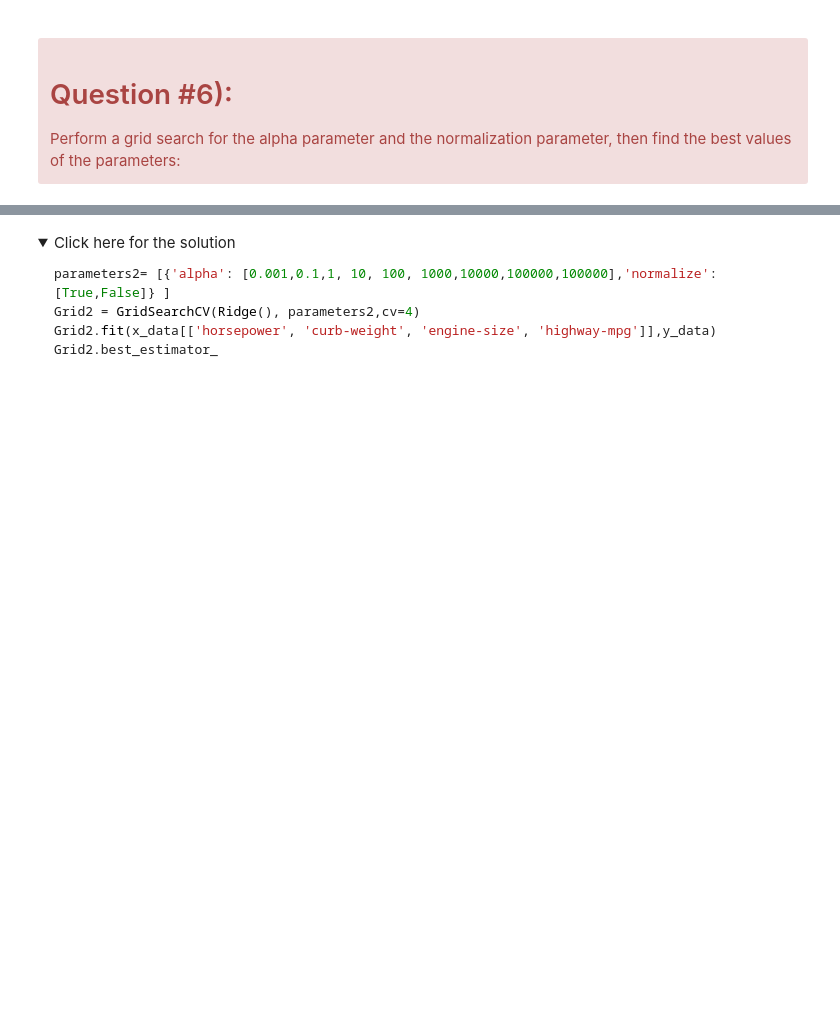
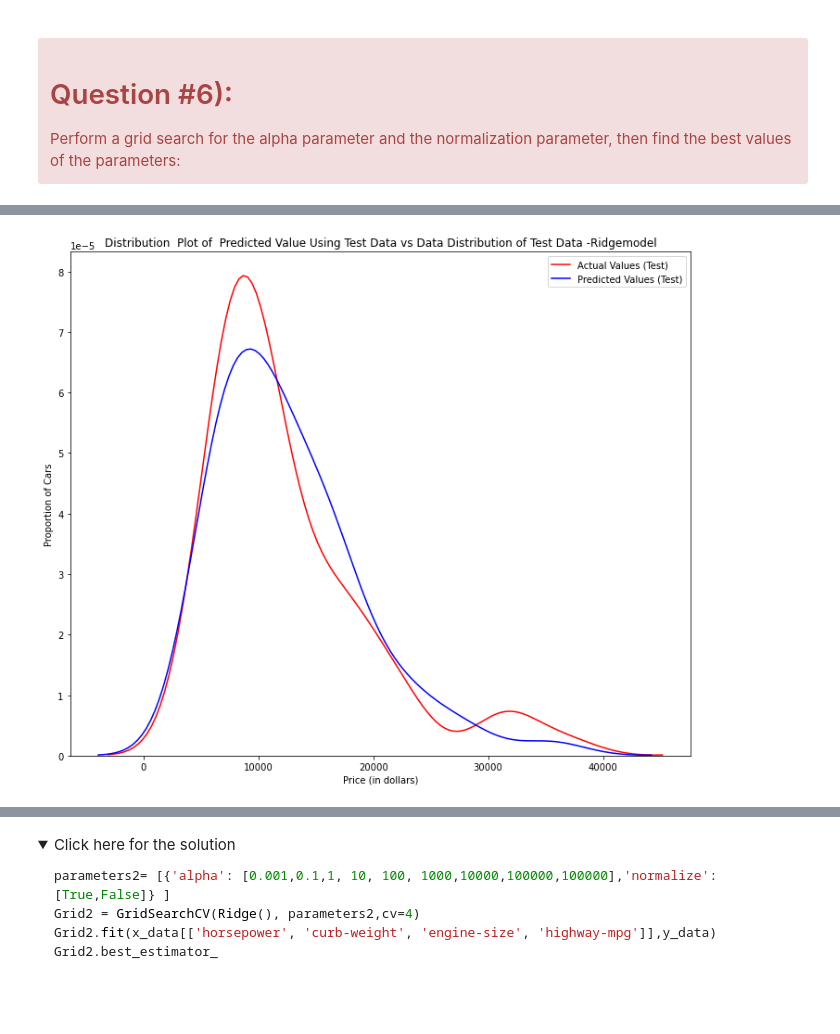
Before and after one commit to NatrayanM/DataAnalyst, a Jupyter notebook: Data-Analysis/week-5/model-evaluation-and-refinement.ipynb, the cells around one changed output, grey strips where cells are left out. Cells and saved outputs as stored; diff of their text form; code cells hidden in the pictures; folded sections open; blank space fills up the shorter version.

```diff
--- a/Data-Analysis/week-5/model-evaluation-and-refinement.ipynb
+++ b/Data-Analysis/week-5/model-evaluation-and-refinement.ipynb
@@ -842,0 +827,99 @@ Deprecated in NumPy 1.20; for more details and guidance: https://numpy.org/devdo
+# %%
+# Write your code below and press Shift+Enter to execute
+from sklearn.linear_model import Ridge
+from sklearn.model_selection import GridSearchCV
+from sklearn.model_selection import train_test_split
+from sklearn.preprocessing import PolynomialFeatures
+from sklearn.preprocessing import StandardScaler
+from sklearn.linear_model import LinearRegression
+from sklearn.pipeline import Pipeline
+import matplotlib.pyplot as plt
+%matplotlib inline
+import seaborn as sns
+import pandas as pd
+import numpy as np
+
+# Import clean data
+path = 'https://cf-courses-data.s3.us.cloud-object-storage.appdomain.cloud/IBMDeveloperSkillsNetwork-DA0101EN-SkillsNetwork/labs/Data%20files/module_5_auto.csv'
+df = pd.read_csv(path)
+
+df=df._get_numeric_data()
+df.head()
+x_data=df.drop('price',axis=1)
+y_data = df['price']
+
+x_train, x_test, y_train, y_test = train_test_split(x_data, y_data, test_size=0.30, random_state=1)
+lr = LinearRegression()
+
+##find the order of polynomial
+
+Rsqu_test=[]
+order=[1,2,3,4,5,6,7,8,9,10]
+for n in order:
+ pr=PolynomialFeatures(degree=n)
+ x_train_pr = pr.fit_transform(x_train[['horsepower', 'curb-weight', 'engine-size' , 'highway-mpg']])
+ x_test_pr = pr.fit_transform(x_test[['horsepower', 'curb-weight', 'engine-size' , 'highway-mpg']])
+ lr.fit(x_train_pr,y_train)
+ Rsqu_test.append(lr.score(x_test_pr,y_test))
+print("R-squared values are", Rsqu_test)
+
+
+
+
+## find alpha
+parameters2= [{'alpha': [0.001,0.1,1, 10, 100, 1000, 10000, 100000, 100000], 'normalize':[True,False]}]
+parameters2
+RR=Ridge()
+RR
+Grid2 = GridSearchCV(RR, parameters2,cv=4, iid=None)
+Grid2.fit(x_data[['horsepower', 'curb-weight', 'engine-size', 'highway-mpg']], y_data)
+#Grid2.fit(x_train_pr, y_train)
+BestRR=Grid2.best_estimator_
+print("Best estimator is", BestRR)
+scores=Grid2.cv_results_
+print("params are:")
+print(scores['params'])
+print("mean_test_score:")
+print(scores['mean_test_score'])
+print("mean_train_score:")
+print(scores['mean_train_score'])
+
+
+
+#### Use the free parameter identified [alpha] and make prediction and plot
+
+pr = PolynomialFeatures(degree=2)
+x_train_pr = pr.fit_transform(x_train[['horsepower', 'curb-weight', 'engine-size' , 'highway-mpg']])
+x_test_pr = pr.fit_transform(x_test[['horsepower', 'curb-weight', 'engine-size' , 'highway-mpg']])
+RidgeModel1 = Ridge(alpha=0.1,normalize=True)
+RidgeModel1.fit(x_train_pr, y_train)
+Yhat_test=RidgeModel1.predict(x_test_pr)
+print(Yhat_test)
+Title='Distribution  Plot of  Predicted Value Using Test Data vs Data Distribution of Test Data -Ridgemodel'
+DistributionPlot(y_test,Yhat_test,"Actual Values (Test)","Predicted Values (Test)",Title)
+
+print("2nd plot")
+
+
+#x_train_pr = pr.fit_transform(x_train[['horsepower', 'curb-weight', 'engine-size' , 'highway-mpg']])
+#x_test_pr = pr.fit_transform(x_test[['horsepower', 'curb-weight', 'engine-size' , 'highway-mpg']])
+lr.fit(x_train_pr,y_train)
+yhat=lr.predict(x_test_pr)
+Title='Distribution  Plot of  Predicted Value Using Test Data vs Data Distribution of Test Data - PR'
+print("5")
+DistributionPlot(y_test,yhat,"Actual Values (Test)","Predicted Values (Test)",Title)
+print("6")
+
+#Input= [('scale',StandardScaler()),('polynomial', PolynomialFeatures(degree=3,include_bias=False)),('model',LinearRegression())]
+#print("1")
+#pipe=Pipeline(Input)
+#print("2")
+#pipe.fit(x_train_pr,y_train)
+#print("3")
+#Yhat_test1=Pipe.predict(x_test_pr)
+#print("4")
+#Title='Distribution  Plot of  Predicted Value Using Test Data vs Data Distribution of Test Data -2'
+##print("5")
+#DistributionPlot(y_test,Yhat_test1,"Actual Values (Test)","Predicted Values (Test)",Title)
+#print("6")
+# %% [output]
@@ -842,0 +956 @@ Deprecated in NumPy 1.20; for more details and guidance: https://numpy.org/devdo
+[figure, added]
```
Also changed, not shown: parts of 9 cells of this notebook.
